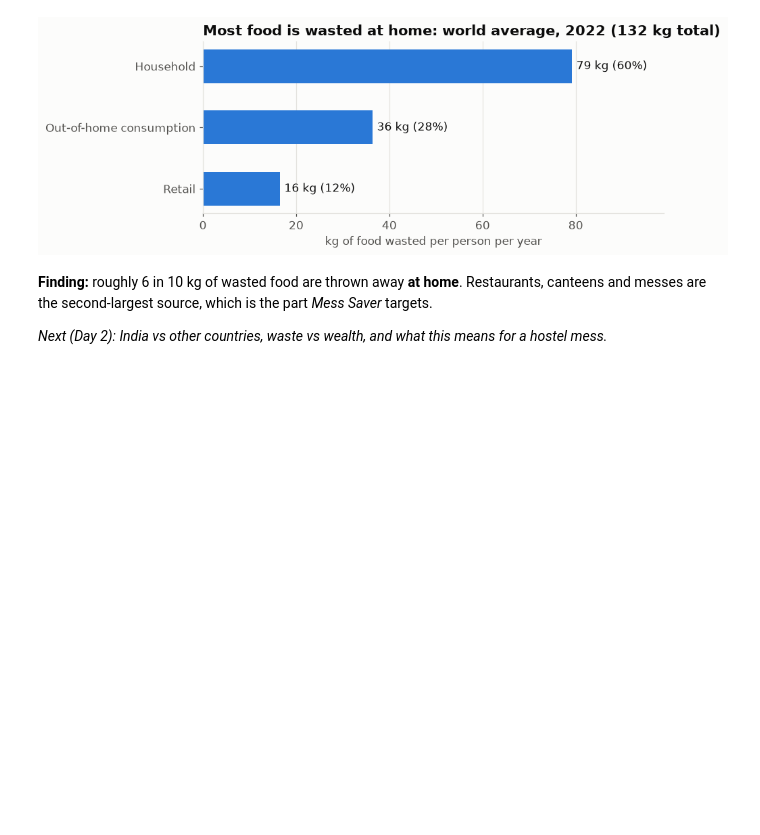
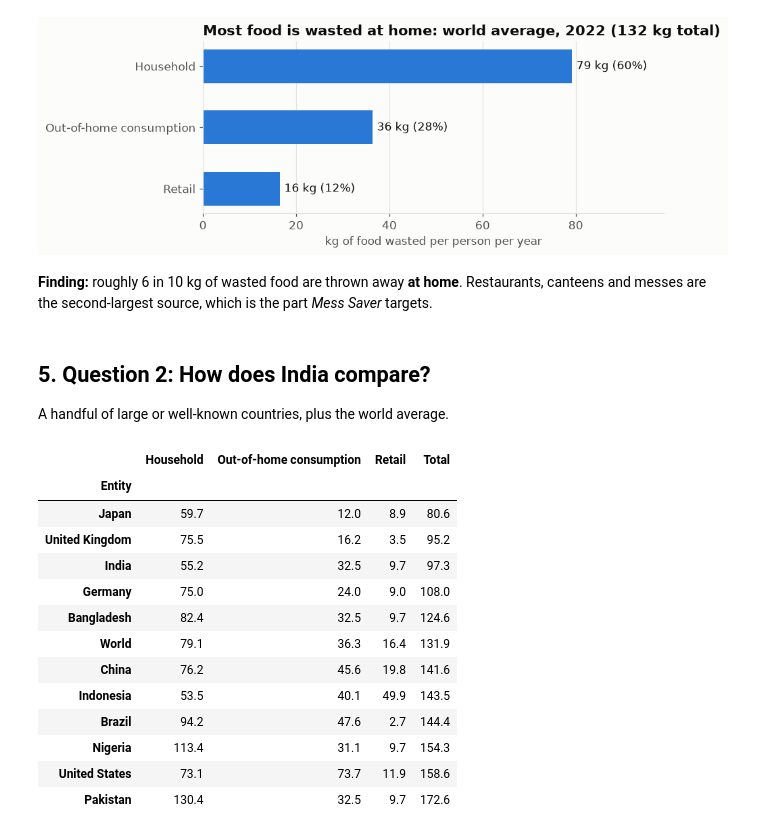
Before and after one commit to Jontyloh/food-waste-analysis, a Jupyter notebook: food_waste_analysis.ipynb, the cells around one changed output. Drawn from its saved outputs; the diff is of its cells as text; code cells hidden in the pictures; blank space fills up the shorter version.

```diff
--- a/food_waste_analysis.ipynb
+++ b/food_waste_analysis.ipynb
@@ -169,5 +169,28 @@ plt.show()
 # %% [markdown]
 **Finding:** roughly 6 in 10 kg of wasted food are thrown away **at home**. Restaurants, canteens
 and messes are the second-largest source, which is the part *Mess Saver* targets.
-
-*Next (Day 2): India vs other countries, waste vs wealth, and what this means for a hostel mess.*
+# %% [markdown]
+## 5. Question 2: How does India compare?
+
+A handful of large or well-known countries, plus the world average.
+# %%
+PICK = ["India", "China", "United States", "United Kingdom", "Japan", "Germany",
+        "Brazil", "Indonesia", "Nigeria", "Pakistan", "Bangladesh"]
+compare = pd.concat([countries[countries["Entity"].isin(PICK)], w22[w22["Entity"] == "World"]])
+compare = compare.set_index("Entity")[SECTORS + ["Total"]].sort_values("Total")
+compare.round(1)
+# %% [output]
+|  | Household | Out-of-home consumption | Retail | Total |
+| Entity |  |  |  |  |
+| Japan | 59.7 | 12.0 | 8.9 | 80.6 |
+| United Kingdom | 75.5 | 16.2 | 3.5 | 95.2 |
+| India | 55.2 | 32.5 | 9.7 | 97.3 |
+| Germany | 75.0 | 24.0 | 9.0 | 108.0 |
+| Bangladesh | 82.4 | 32.5 | 9.7 | 124.6 |
+| World | 79.1 | 36.3 | 16.4 | 131.9 |
+| China | 76.2 | 45.6 | 19.8 | 141.6 |
+| Indonesia | 53.5 | 40.1 | 49.9 | 143.5 |
+| Brazil | 94.2 | 47.6 | 2.7 | 144.4 |
+| Nigeria | 113.4 | 31.1 | 9.7 | 154.3 |
+| United States | 73.1 | 73.7 | 11.9 | 158.6 |
+| Pakistan | 130.4 | 32.5 | 9.7 | 172.6 |
```
Also changed, not shown: parts of 14 cells of this notebook, 2 other files.
